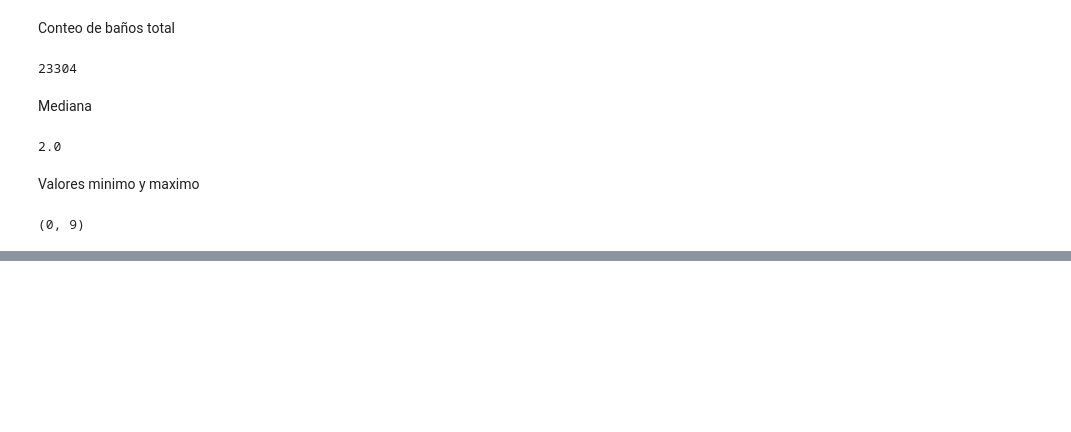
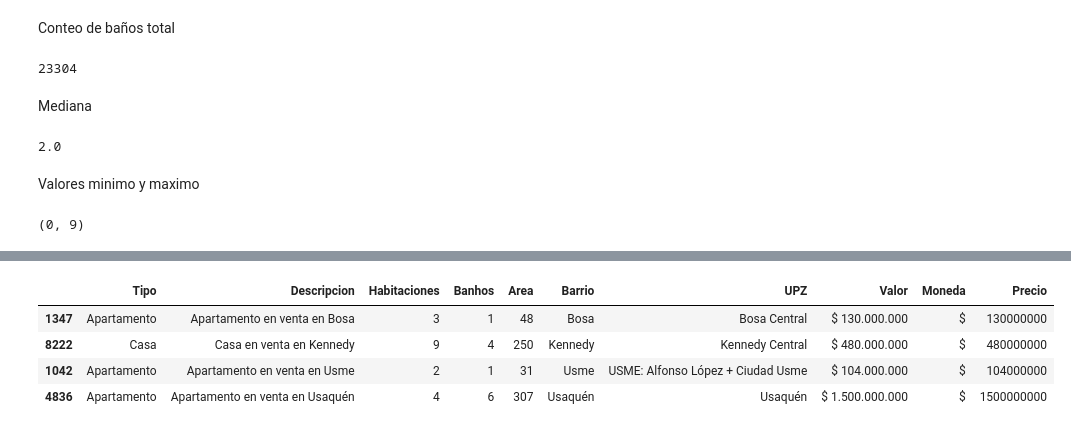
Before and after one commit to zalotores/InmersionDataScienceConPython, a Jupyter notebook: clase1/Clase1.ipynb, the cells around one changed output, grey strips where cells are left out. Saved outputs shown, nothing was run; the diff lists cells and outputs as text; code cells hidden in the pictures; blank space fills up the shorter version.

```diff
--- a/clase1/Clase1.ipynb
+++ b/clase1/Clase1.ipynb
@@ -234,0 +305,9 @@ minBanhos, maxBanhos
+# %%
+inmuebles['Precio'] = inmuebles['Precio'].str.replace('.', '', regex=True)
+inmuebles.sample(4)
+# %% [output]
+|  | Tipo | Descripcion | Habitaciones | Banhos | Area | Barrio | UPZ | Valor | Moneda | Precio |
+| 1347 | Apartamento | Apartamento en venta en Bosa | 3 | 1 | 48 | Bosa | Bosa Central | $ 130.000.000 | $ | 130000000 |
+| 8222 | Casa | Casa en venta en Kennedy | 9 | 4 | 250 | Kennedy | Kennedy Central | $ 480.000.000 | $ | 480000000 |
+| 1042 | Apartamento | Apartamento en venta en Usme | 2 | 1 | 31 | Usme | USME: Alfonso López + Ciudad Usme | $ 104.000.000 | $ | 104000000 |
+| 4836 | Apartamento | Apartamento en venta en Usaquén | 4 | 6 | 307 | Usaquén | Usaquén | $ 1.500.000.000 | $ | 1500000000 |
```
Also changed, not shown: parts of 19 cells of this notebook, 3 other files.
